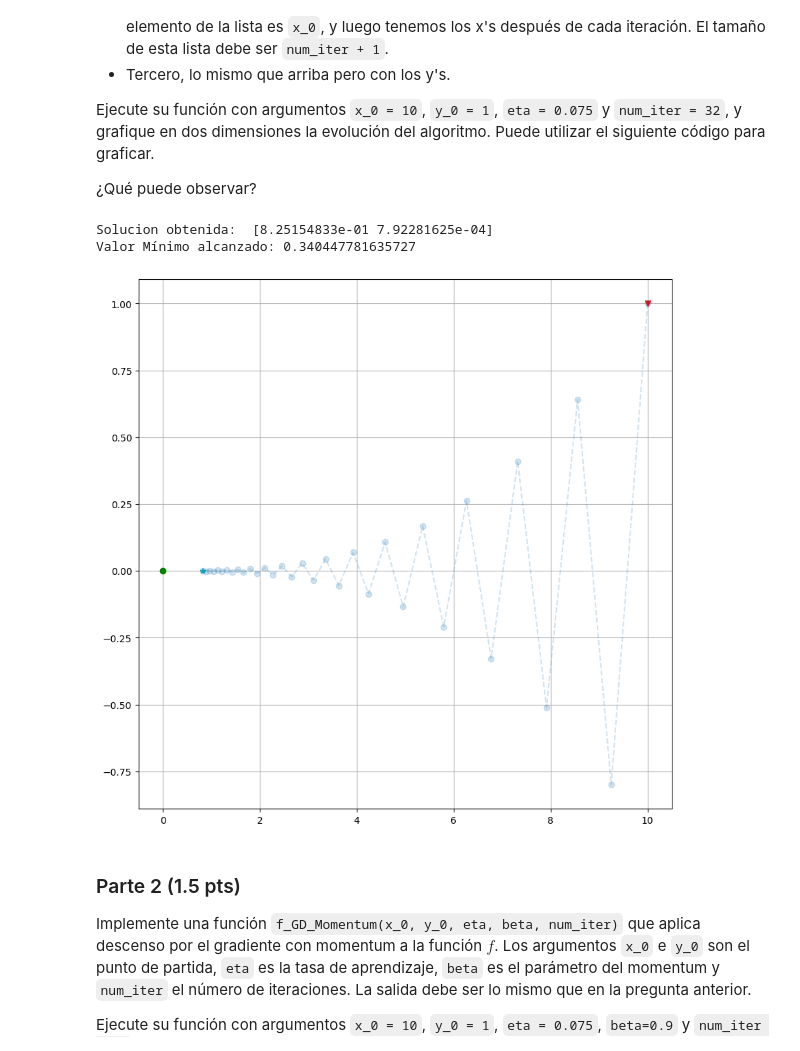
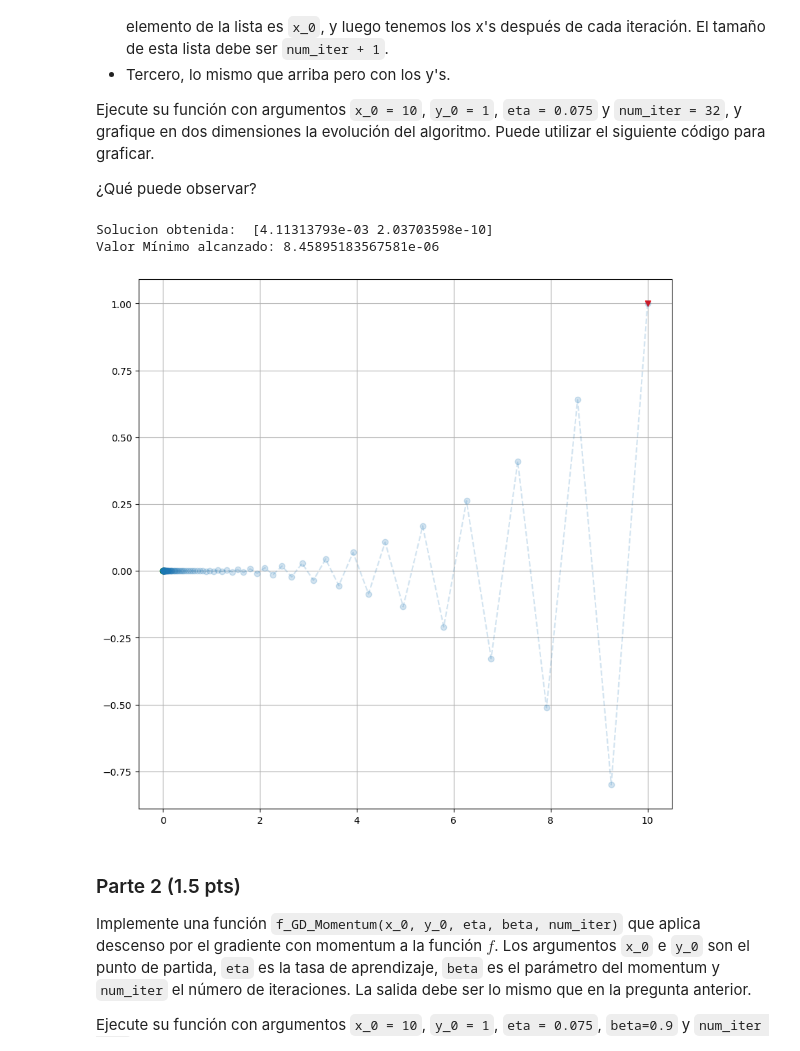
Before and after one commit to Alex00728/Data_Science_AL_Opt, a Jupyter notebook: Tarea 3/Tarea 3.ipynb, the cells around one changed output. Drawn from its saved outputs; the diff is of its cells as text; code cells hidden in the pictures.

```diff
--- a/Tarea 3/Tarea 3.ipynb
+++ b/Tarea 3/Tarea 3.ipynb
@@ -46,22 +46,22 @@ def f_GD(x_0, y_0, eta, num_iter):
     sol = np.array([x[-1], y[-1]])
     return sol, x, y
 # %%
-sol, list_x, list_y = f_GD(10, 1, 0.075, 32)
+sol, list_x, list_y = f_GD(10, 1, 0.075, 100)
 
 print("Solucion obtenida: ", sol)
 
 plt.figure(figsize=(10, 10))
 plt.plot([0], [0], "go")
 plt.plot([10], [1], "rv")
 plt.plot([sol[0]], [sol[1]], "c*")
 plt.plot(list_x, list_y, "o--", alpha=0.2)
 plt.grid(True)
 print(f"Valor Mínimo alcanzado: {f(sol)}")
 plt.show()
 # %% [output]
-Solucion obtenida:  [8.25154833e-01 7.92281625e-04]
-Valor Mínimo alcanzado: 0.340447781635727
+Solucion obtenida:  [4.11313793e-03 2.03703598e-10]
+Valor Mínimo alcanzado: 8.45895183567581e-06
-[figure, old version]
+[figure, new version]
 # %% [markdown]
 ### Parte 2 (1.5 pts)
 
```
Also changed, not shown: parts of 2 cells of this notebook, 2 other files.
